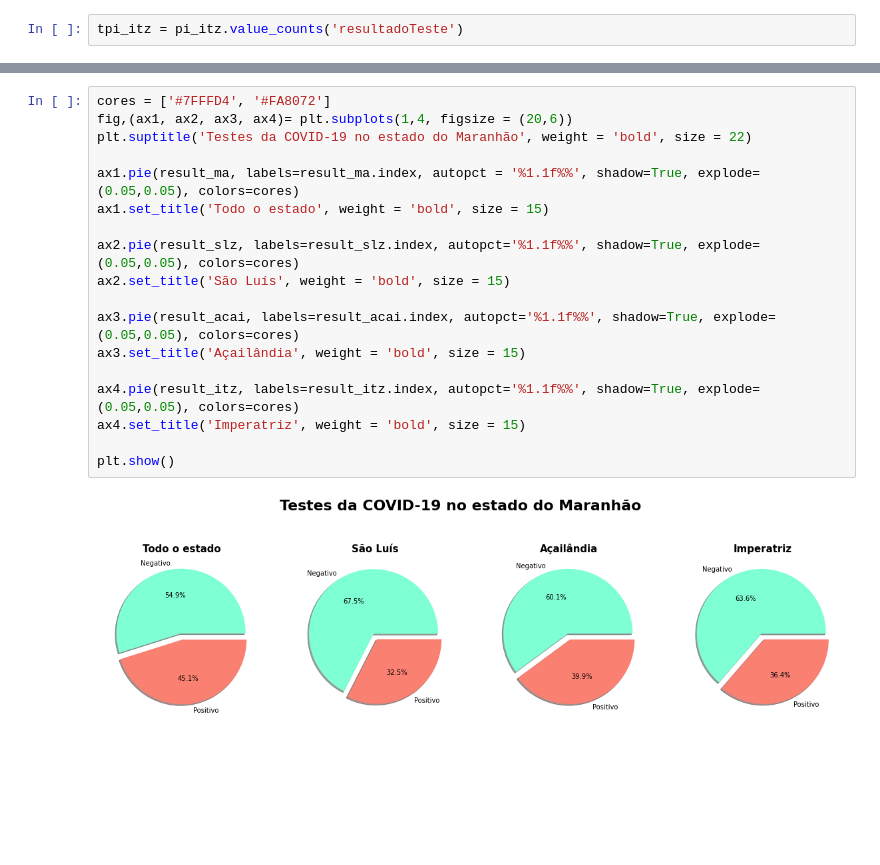
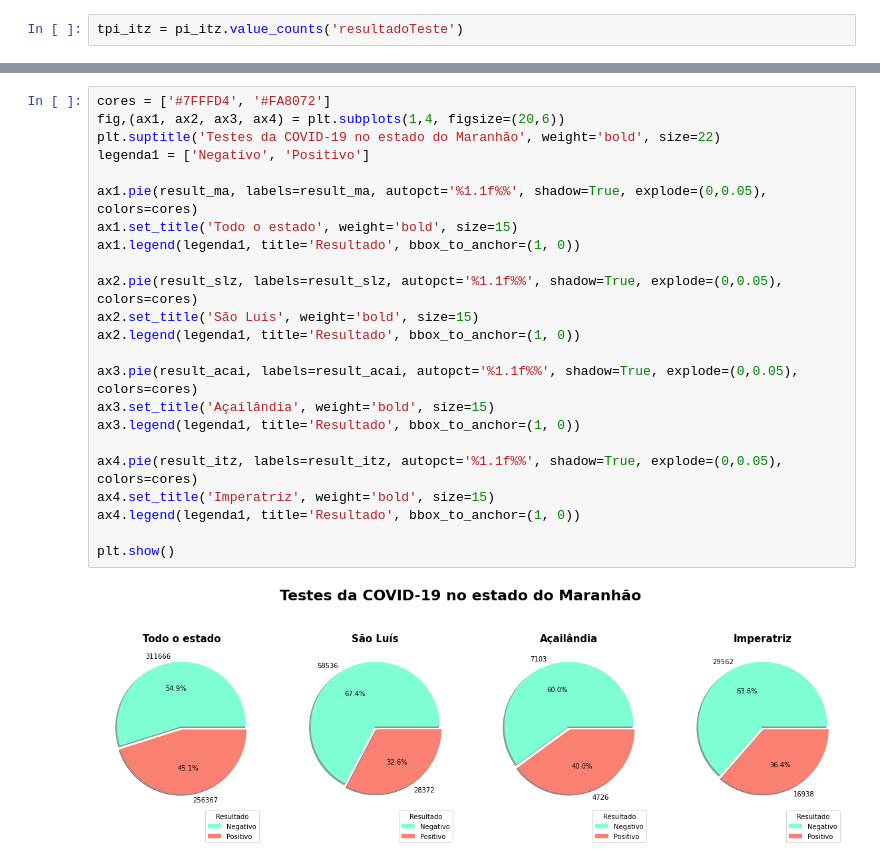
Before and after one commit to ceciliasilvads/analises_covid19, a Jupyter notebook: covid_ma.ipynb, the cells around one changed output, grey strips where cells are left out. Drawn from its saved outputs; the diff is of its cells as text; blank space fills up the shorter version.

```diff
--- a/covid_ma.ipynb
+++ b/covid_ma.ipynb
@@ -190,21 +202,26 @@ Positivo    703
 dtype: int64
 # %%
 cores = ['#7FFFD4', '#FA8072']
-fig,(ax1, ax2, ax3, ax4)= plt.subplots(1,4, figsize = (20,6))
-plt.suptitle('Testes da COVID-19 no estado do Maranhão', weight = 'bold', size = 22)
+fig,(ax1, ax2, ax3, ax4) = plt.subplots(1,4, figsize=(20,6))
+plt.suptitle('Testes da COVID-19 no estado do Maranhão', weight='bold', size=22)
+legenda1 = ['Negativo', 'Positivo']
 
-ax1.pie(result_ma, labels=result_ma.index, autopct = '%1.1f%%', shadow=True, explode=(0.05,0.05), colors=cores)
-ax1.set_title('Todo o estado', weight = 'bold', size = 15)
+ax1.pie(result_ma, labels=result_ma, autopct='%1.1f%%', shadow=True, explode=(0,0.05), colors=cores)
+ax1.set_title('Todo o estado', weight='bold', size=15)
+ax1.legend(legenda1, title='Resultado', bbox_to_anchor=(1, 0))
 
-ax2.pie(result_slz, labels=result_slz.index, autopct='%1.1f%%', shadow=True, explode=(0.05,0.05), colors=cores)
-ax2.set_title('São Luís', weight = 'bold', size = 15)
+ax2.pie(result_slz, labels=result_slz, autopct='%1.1f%%', shadow=True, explode=(0,0.05), colors=cores)
+ax2.set_title('São Luís', weight='bold', size=15)
+ax2.legend(legenda1, title='Resultado', bbox_to_anchor=(1, 0))
 
-ax3.pie(result_acai, labels=result_acai.index, autopct='%1.1f%%', shadow=True, explode=(0.05,0.05), colors=cores)
-ax3.set_title('Açailândia', weight = 'bold', size = 15)
+ax3.pie(result_acai, labels=result_acai, autopct='%1.1f%%', shadow=True, explode=(0,0.05), colors=cores)
+ax3.set_title('Açailândia', weight='bold', size=15)
+ax3.legend(legenda1, title='Resultado', bbox_to_anchor=(1, 0))
 
-ax4.pie(result_itz, labels=result_itz.index, autopct='%1.1f%%', shadow=True, explode=(0.05,0.05), colors=cores)
-ax4.set_title('Imperatriz', weight = 'bold', size = 15)
+ax4.pie(result_itz, labels=result_itz, autopct='%1.1f%%', shadow=True, explode=(0,0.05), colors=cores)
+ax4.set_title('Imperatriz', weight='bold', size=15)
+ax4.legend(legenda1, title='Resultado', bbox_to_anchor=(1, 0))
 
 plt.show()
 # %% [output]
-[figure, old version]
+[figure, new version]
```
Also changed, not shown: parts of 21 cells of this notebook.
